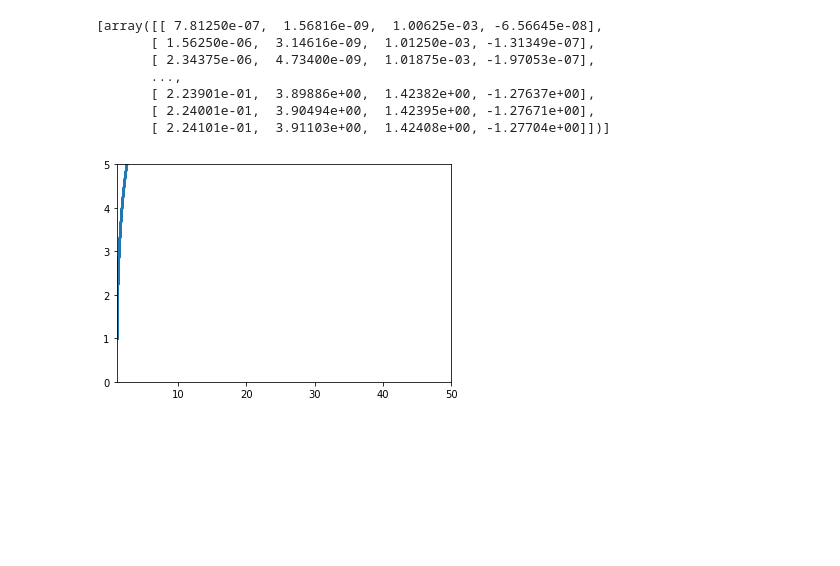
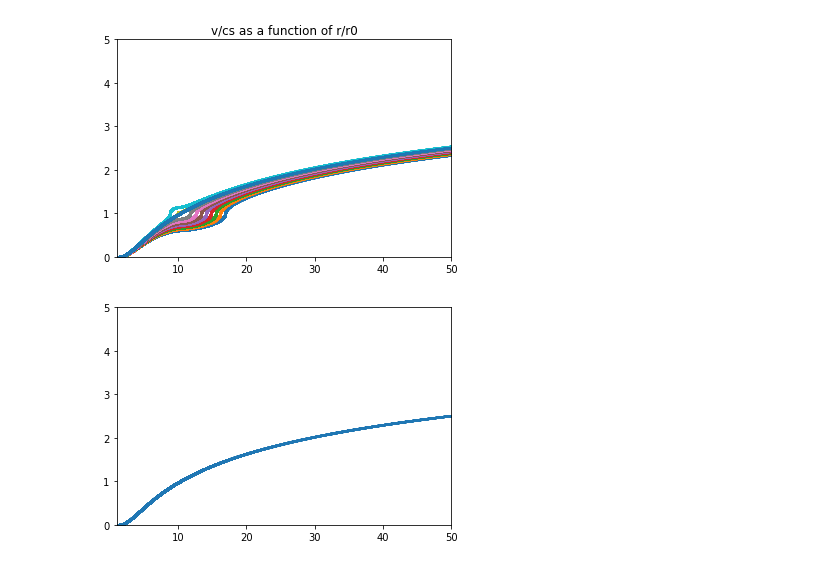
Before and after one commit to bnevs88/neutrino-winds, a Jupyter notebook: neutrino-winds/readCData.ipynb, the cells around one changed output. Drawn from its saved outputs; the diff is of its cells as text; code cells hidden in the pictures; blank space fills up the shorter version.

```diff
--- a/neutrino-winds/readCData.ipynb
+++ b/neutrino-winds/readCData.ipynb
@@ -127,25 +111,7 @@ plotData(d,10,5,allplots=True);
 [figure]
-# %%
-d=readData("../C++/NDWSolver/NDWSolver/gammaheating2.txt");
-
-
-#d[0][-1]=[0,-100,-100,-100];
-#print(d[-1]);
-print(d)
-d=d[0][:-1];
-d=np.array(d,dtype=float)
-#print(d);
-#print(type(d))
-plt.figure(4)
-plt.xlim(1, 50)
-plt.ylim(0, 5)
-plt.scatter(np.exp(d[:,1]),np.exp(d[:,2]-d[:,3]/2),s=1);
-# %% [output]
-[array([[ 7.81250e-07,  1.56816e-09,  1.00625e-03, -6.56645e-08],
-       [ 1.56250e-06,  3.14616e-09,  1.01250e-03, -1.31349e-07],
-       [ 2.34375e-06,  4.73400e-09,  1.01875e-03, -1.97053e-07],
-       ...,
-       [ 2.23901e-01,  3.89886e+00,  1.42382e+00, -1.27637e+00],
-       [ 2.24001e-01,  3.90494e+00,  1.42395e+00, -1.27671e+00],
-       [ 2.24101e-01,  3.91103e+00,  1.42408e+00, -1.27704e+00]])]
-[figure, removed]
+# %%
+d=readData("../C++/NDWSolver/NDWSolver/gammahc.txt");
+plotData(d,50,5,allplots=False);
+# %% [output]
+[figure, added]
+[figure, added]
```
Also changed, not shown: parts of 5 cells of this notebook, 17 other files.
